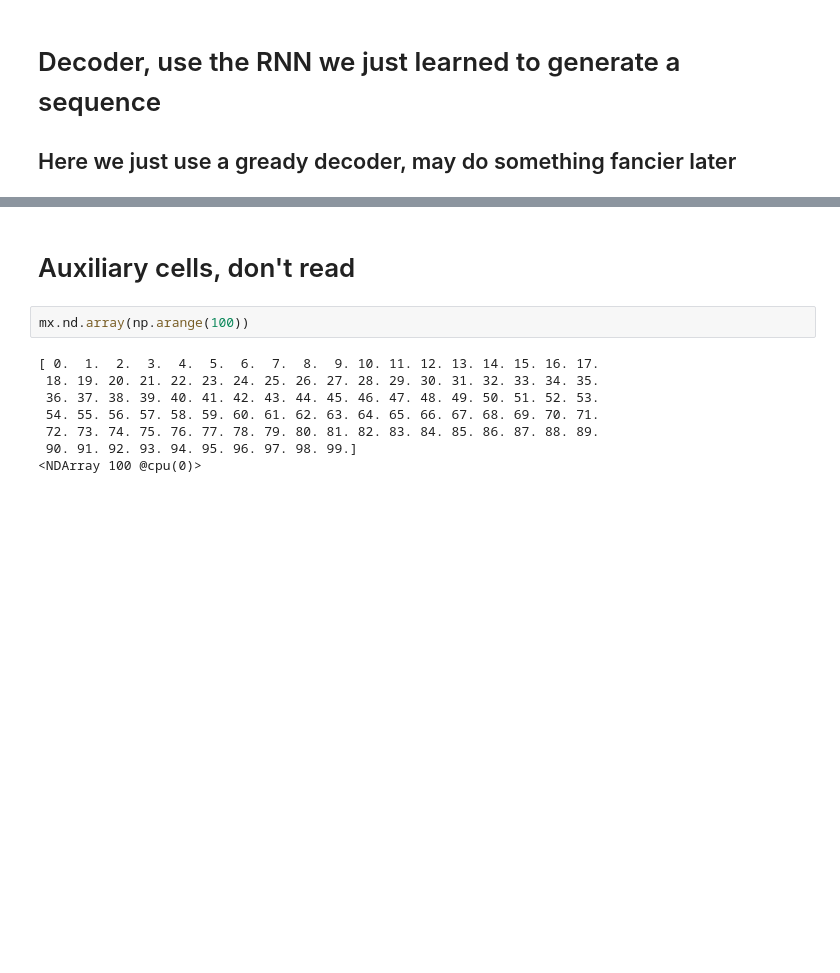
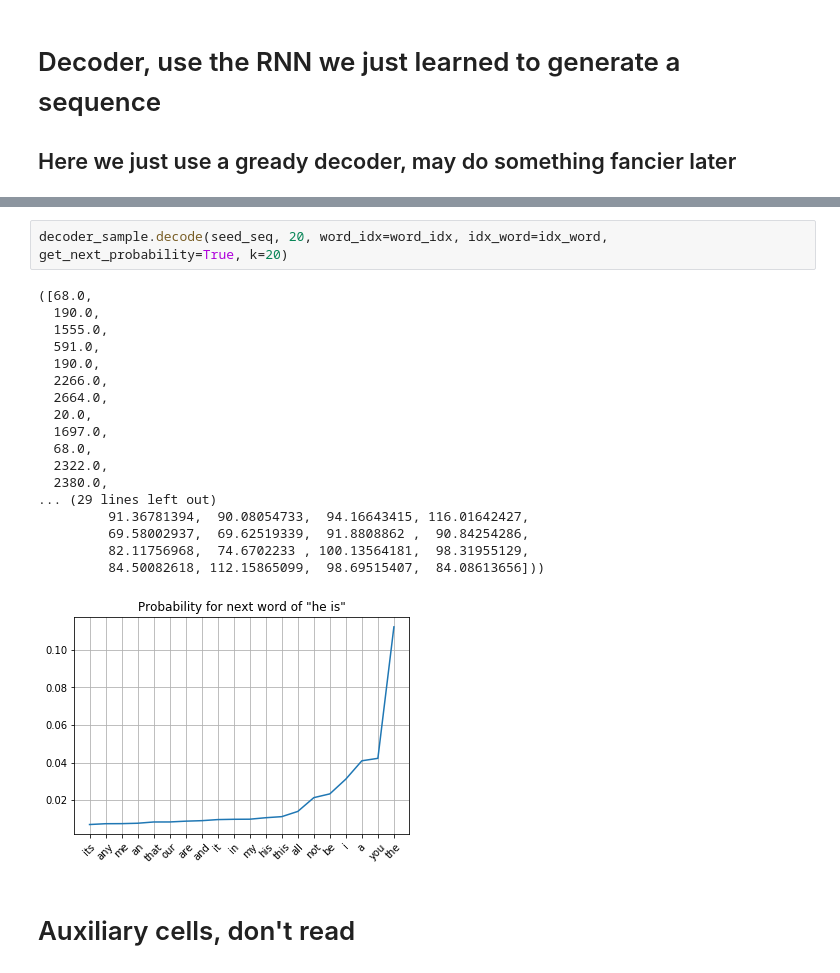
Before and after one commit to neillytan/NLP-Project, a Jupyter notebook: demo.ipynb, the cells around one changed output, grey strips where cells are left out. Drawn from its saved outputs; the diff is of its cells as text; blank space fills up the shorter version.

```diff
--- a/demo.ipynb
+++ b/demo.ipynb
@@ -126,15 +110,26 @@ seq_output, ppensity = decoder_sample.decode(seed_seq, 20)
+# %%
+decoder_sample.decode(seed_seq, 20, word_idx=word_idx, idx_word=idx_word, get_next_probability=True, k=20)
+# %% [output]
+([68.0,
+  190.0,
+  1555.0,
+  591.0,
+  190.0,
+  2266.0,
+  2664.0,
+  20.0,
+  1697.0,
+  68.0,
+  2322.0,
+  2380.0,
+... (29 lines left out)
+         91.36781394,  90.08054733,  94.16643415, 116.01642427,
+         69.58002937,  69.62519339,  91.8808862 ,  90.84254286,
+         82.11756968,  74.6702233 , 100.13564181,  98.31955129,
+         84.50082618, 112.15865099,  98.69515407,  84.08613656]))
+[figure, added]
 # %% [markdown]
 # Auxiliary cells, don't read
-# %%
-mx.nd.array(np.arange(100))
-# %% [output]
-[ 0.  1.  2.  3.  4.  5.  6.  7.  8.  9. 10. 11. 12. 13. 14. 15. 16. 17.
- 18. 19. 20. 21. 22. 23. 24. 25. 26. 27. 28. 29. 30. 31. 32. 33. 34. 35.
- 36. 37. 38. 39. 40. 41. 42. 43. 44. 45. 46. 47. 48. 49. 50. 51. 52. 53.
- 54. 55. 56. 57. 58. 59. 60. 61. 62. 63. 64. 65. 66. 67. 68. 69. 70. 71.
- 72. 73. 74. 75. 76. 77. 78. 79. 80. 81. 82. 83. 84. 85. 86. 87. 88. 89.
- 90. 91. 92. 93. 94. 95. 96. 97. 98. 99.]
-<NDArray 100 @cpu(0)>
 # %%
 embed = model_.encoder.weight.data()
 norms = (embed**2).sum(axis = 1)
```
Also changed, not shown: parts of 20 cells of this notebook, 8 other files.
